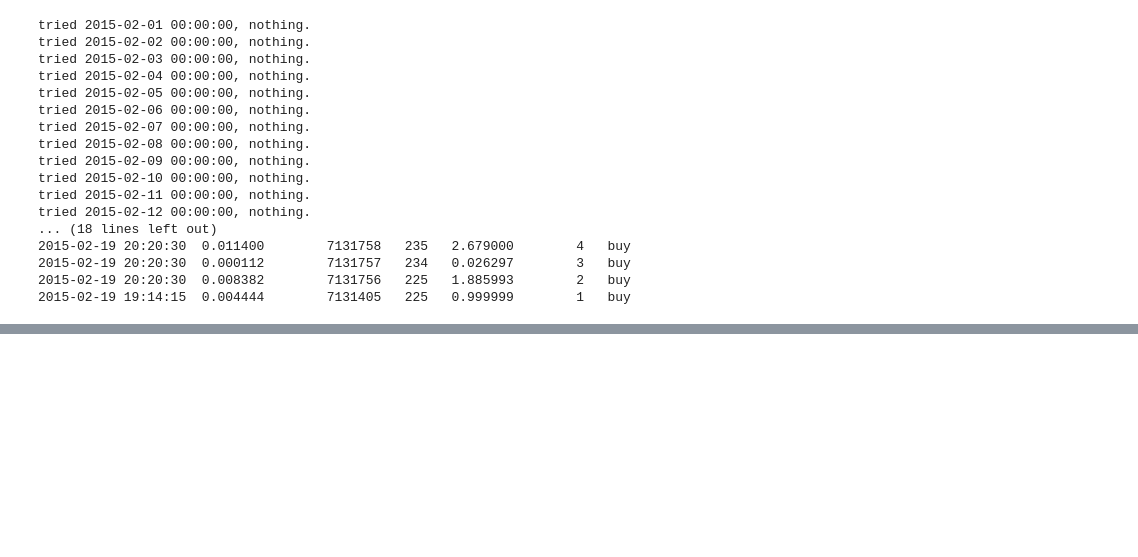
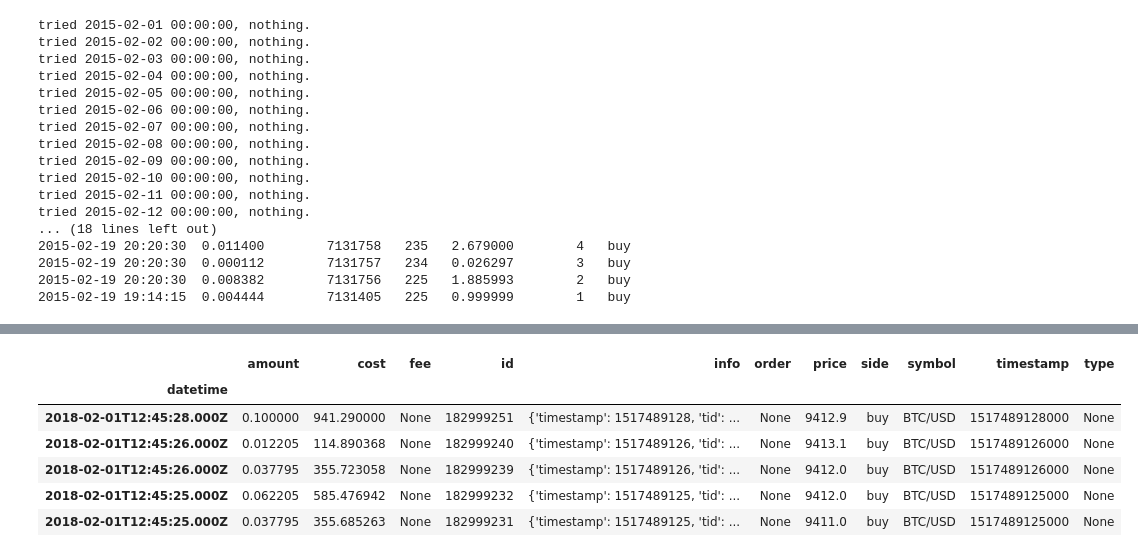
Before and after one commit to fccoelho/crypto_algo_trading, a Jupyter notebook: Data Fetching.ipynb, the cells around one changed output, grey strips where cells are left out. Drawn from its saved outputs; the diff is of its cells as text; code cells hidden in the pictures; blank space fills up the shorter version.

```diff
--- a/Data Fetching.ipynb
+++ b/Data Fetching.ipynb
@@ -162,0 +235,4 @@ datetime.timedelta?
+# %%
+exchange = ccxt.bitfinex()
+start = datetime.datetime(2015,2,1)
+find_beginning(exchange,start)
@@ -162,0 +257,13 @@ datetime.timedelta?
+# %%
+data = exchange.fetch_trades("BTC/USD",since=start.timestamp(), limit=1000)
+df = pd.DataFrame(data)
+df.set_index('datetime', inplace=True)
+df.head()
+# %% [output]
+|  | amount | cost | fee | id | info | order | price | side | symbol | timestamp | type |
+| datetime |  |  |  |  |  |  |  |  |  |  |  |
+| 2018-02-01T12:45:28.000Z | 0.100000 | 941.290000 | None | 182999251 | {'timestamp': 1517489128, 'tid': ... | None | 9412.9 | buy | BTC/USD | 1517489128000 | None |
+| 2018-02-01T12:45:26.000Z | 0.012205 | 114.890368 | None | 182999240 | {'timestamp': 1517489126, 'tid': ... | None | 9413.1 | buy | BTC/USD | 1517489126000 | None |
+| 2018-02-01T12:45:26.000Z | 0.037795 | 355.723058 | None | 182999239 | {'timestamp': 1517489126, 'tid': ... | None | 9412.0 | buy | BTC/USD | 1517489126000 | None |
+| 2018-02-01T12:45:25.000Z | 0.062205 | 585.476942 | None | 182999232 | {'timestamp': 1517489125, 'tid': ... | None | 9412.0 | buy | BTC/USD | 1517489125000 | None |
+| 2018-02-01T12:45:25.000Z | 0.037795 | 355.685263 | None | 182999231 | {'timestamp': 1517489125, 'tid': ... | None | 9411.0 | buy | BTC/USD | 1517489125000 | None |
```
Also changed, not shown: parts of 11 cells of this notebook, 3 other files.
